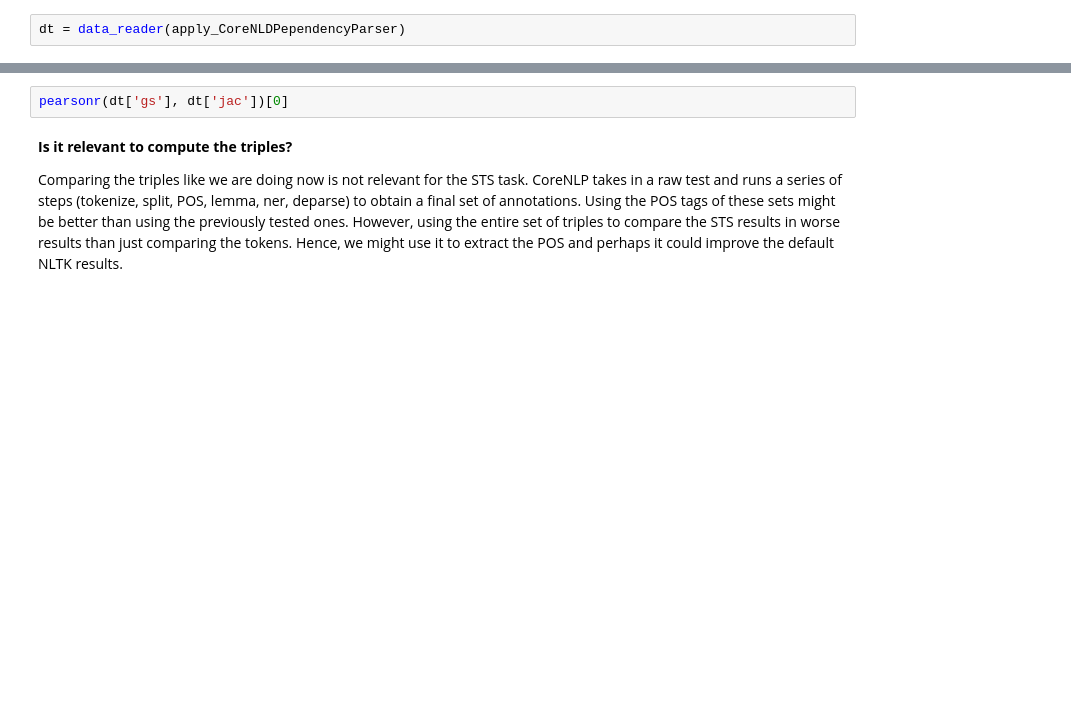
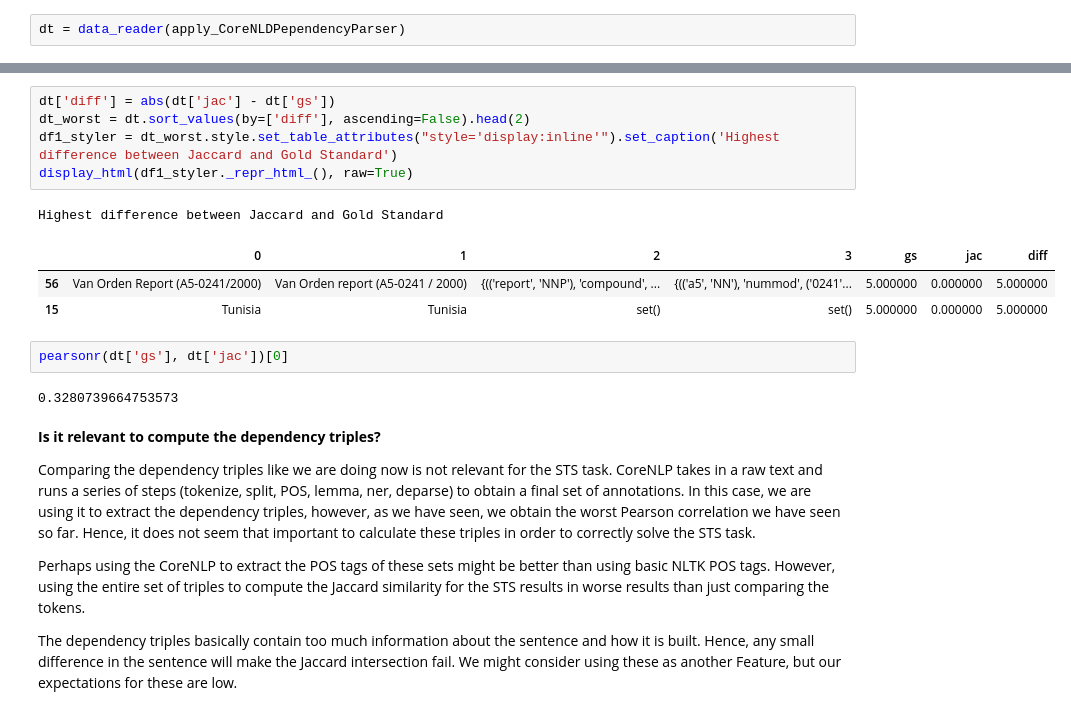
Before and after one commit to clararivadulla/MAI-IHLT-2022-23, a Jupyter notebook: LAB 8/lab8_BenjamiParellada_ClaraRivadulla.ipynb, the cells around one changed output, grey strips where cells are left out. Cells and saved outputs as stored; diff of their text form; blank space fills up the shorter version.

```diff
--- a/LAB 8/lab8_BenjamiParellada_ClaraRivadulla.ipynb
+++ b/LAB 8/lab8_BenjamiParellada_ClaraRivadulla.ipynb
@@ -244,6 +242,22 @@ display_html(styler._repr_html_(), raw=True)
+# %%
+dt['diff'] = abs(dt['jac'] - dt['gs'])
+dt_worst = dt.sort_values(by=['diff'], ascending=False).head(2)
+df1_styler = dt_worst.style.set_table_attributes("style='display:inline'").set_caption('Highest difference between Jaccard and Gold Standard')
+display_html(df1_styler._repr_html_(), raw=True)
+# %% [output]
+Highest difference between Jaccard and Gold Standard
+|  | 0 | 1 | 2 | 3 | gs | jac | diff |
+| 56 | Van Orden Report (A5-0241/2000) | Van Orden report (A5-0241 / 2000) | {(('report', 'NNP'), 'compound', ... | {(('a5', 'NN'), 'nummod', ('0241'... | 5.000000 | 0.000000 | 5.000000 |
+| 15 | Tunisia | Tunisia | set() | set() | 5.000000 | 0.000000 | 5.000000 |
 # %%
 pearsonr(dt['gs'], dt['jac'])[0]
+# %% [output]
+0.3280739664753573
 # %% [markdown]
-**Is it relevant to compute the triples?**
+**Is it relevant to compute the dependency triples?**
 
-Comparing the triples like we are doing now is not relevant for the STS task. CoreNLP takes in a raw test and runs a series of steps (tokenize, split, POS, lemma, ner, deparse) to obtain a final set of annotations. Using the POS tags of these sets might be better than using the previously tested ones. However, using the entire set of triples to compare the STS results in worse results than just comparing the tokens. Hence, we might use it to extract the POS and perhaps it could improve the default NLTK results.
+Comparing the dependency triples like we are doing now is not relevant for the STS task. CoreNLP takes in a raw text and runs a series of steps (tokenize, split, POS, lemma, ner, deparse) to obtain a final set of annotations. In this case, we are using it to extract the dependency triples, however, as we have seen, we obtain the worst Pearson correlation we have seen so far. Hence, it does not seem that important to calculate these triples in order to correctly solve the STS task.
+
+Perhaps using the CoreNLP to extract the POS tags of these sets might be better than using basic NLTK POS tags. However, using the entire set of triples to compute the Jaccard similarity for the STS results in worse results than just comparing the tokens.
+
+The dependency triples basically contain too much information about the sentence and how it is built. Hence, any small difference in the sentence will make the Jaccard intersection fail. We might consider using these as another Feature, but our expectations for these are low.
```
Also changed, not shown: parts of 9 cells of this notebook.
